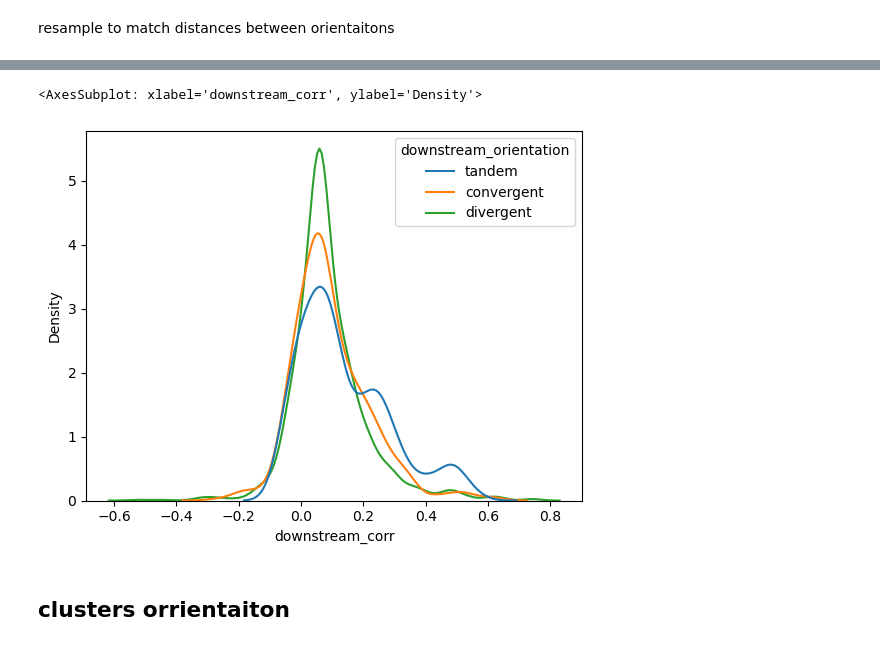
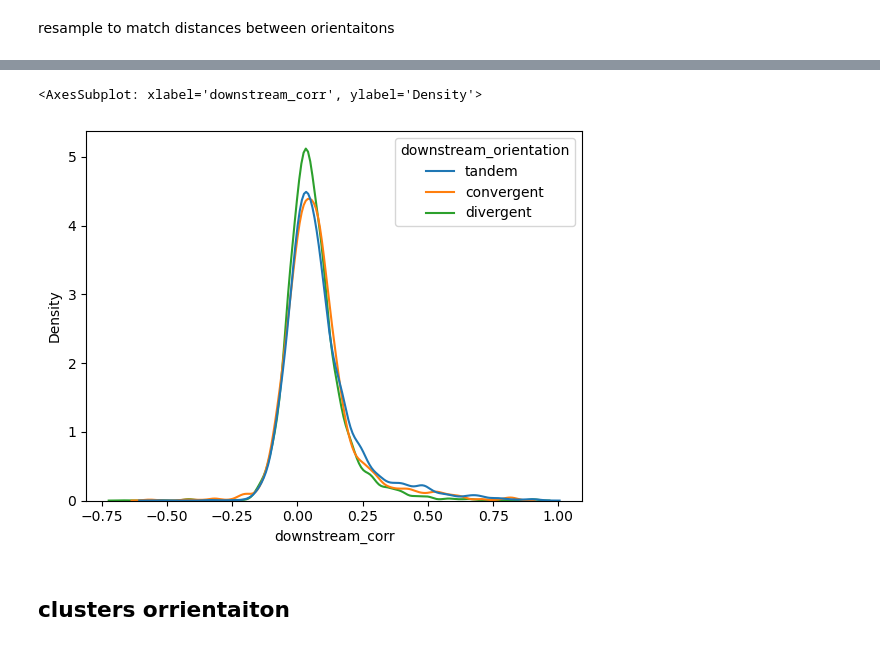
Before and after one commit to kal26/pcqtls, a Jupyter notebook: workflow/notebooks/cluster_analysis/coexpression_relative_orr.ipynb, the cells around one changed output, grey strips where cells are left out. Saved outputs shown, nothing was run; the diff lists cells and outputs as text; code cells hidden in the pictures.

```diff
--- a/workflow/notebooks/cluster_analysis/coexpression_relative_orr.ipynb
+++ b/workflow/notebooks/cluster_analysis/coexpression_relative_orr.ipynb
@@ -55,10 +55,14 @@ full_gencode=pd.read_csv('/home/klawren/oak/pcqtls/data/references/processed_gen
 
 full_gencode = full_gencode[full_gencode['type']=='transcript']
 full_gencode['transcript_id'] = full_gencode['info'].str.split(';').str[1].str.split('\"').str[-2]
+full_gencode['gene_type'] = full_gencode['info'].str.split(';').str[2].str.split('\"').str[-2]
+
 
 # add in the start and end info
 full_gencode['tss_start'] = np.where(full_gencode['strand'] == '+', full_gencode['start'], full_gencode['end'])
 full_gencode['gene_end'] = np.where(full_gencode['strand'] == '-', full_gencode['start'], full_gencode['end'])
+
+full_gencode = full_gencode[full_gencode['gene_type'] == 'protein_coding']
 # %%
 # df of each pair , strands and corr
 # get downstream orentation information
@@ -71,6 +90,8 @@ def get_orr(strands1, strands2):
 # %%
 def annotate_gencode_chr(chr_id):
-    chr_expression = residal_exp.loc[expression_df[expression_df['#chr']==f'chr{chr_id}']['gene_id']]
+    # filter to only protein coding on this chr
+
+    chr_expression = residal_exp.loc[expression_df[(expression_df['#chr']==f'chr{chr_id}')&(expression_df['gene_id'].isin(full_gencode['transcript_id']))]['gene_id']]
 
     chr_corr, chr_pvalue = spearmanr(chr_expression, axis=1)
     chr_corr = pd.DataFrame(chr_corr, index=chr_expression.index, columns=chr_expression.index)
@@ -153,8 +179,8 @@ sns.kdeplot(resamp_orr, x='distance', hue='downstream_orientation', bw_adjust=.3
 # %%
-sns.kdeplot(resamp_orr[resamp_orr['distance']<1000], x='downstream_corr', hue='downstream_orientation', common_norm=False)
+sns.kdeplot(resamp_orr[resamp_orr['distance']<100000], x='downstream_corr', hue='downstream_orientation', common_norm=False)
 # %% [output]
 <AxesSubplot: xlabel='downstream_corr', ylabel='Density'>
-[figure, old version]
+[figure, new version]
 # %% [markdown]
 ## clusters orrientaiton
 # %%
```
Also changed, not shown: parts of 7 cells of this notebook, 6 other files.
